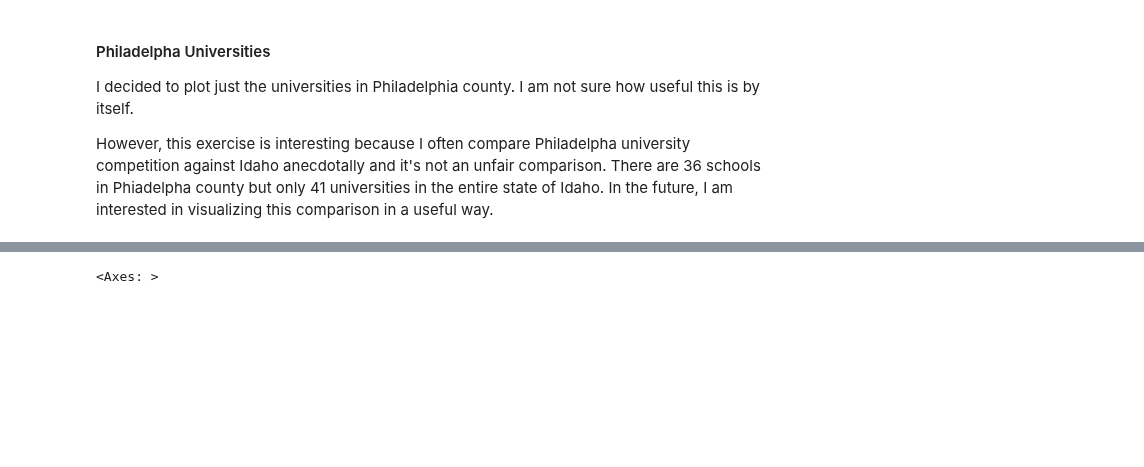
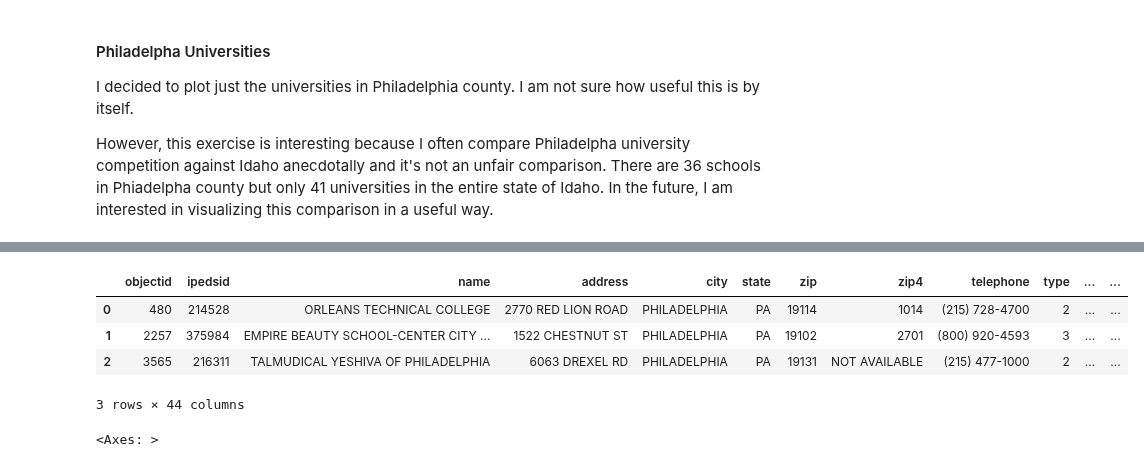
Before and after one commit to ewattudo/gis, a Jupyter notebook: PS0.ipynb, the cells around one changed output, grey strips where cells are left out. Saved outputs shown, nothing was run; the diff lists cells and outputs as text; code cells hidden in the pictures; blank space fills up the shorter version.

```diff
--- a/PS0.ipynb
+++ b/PS0.ipynb
@@ -128,3 +139,6 @@ Philly_Uni=gpd.read_file('https://public.opendatasoft.com/api/explore/v2.1/catal
 I decided to plot just the universities in Philadelphia county. I am not sure how useful this is by itself.
 
 However, this exercise is interesting because I often compare Philadelpha university competition against Idaho anecdotally and it's not an unfair comparison. There are 36 schools in Phiadelpha county but only 41 universities in the entire state of Idaho. In the future, I am interested in visualizing this comparison in a useful way.
+# %%
+Philly_Uni.head(3)
+# %% [output]
@@ -131,3 +146,8 @@ However, this exercise is interesting because I often compare Philadelpha univer
+|  | objectid | ipedsid | name | address | city | state | zip | zip4 | telephone | type | ... | ... |
+| 0 | 480 | 214528 | ORLEANS TECHNICAL COLLEGE | 2770 RED LION ROAD | PHILADELPHIA | PA | 19114 | 1014 | (215) 728-4700 | 2 | ... | ... |
+| 1 | 2257 | 375984 | EMPIRE BEAUTY SCHOOL-CENTER CITY ... | 1522 CHESTNUT ST | PHILADELPHIA | PA | 19102 | 2701 | (800) 920-4593 | 3 | ... | ... |
+| 2 | 3565 | 216311 | TALMUDICAL YESHIVA OF PHILADELPHIA | 6063 DREXEL RD | PHILADELPHIA | PA | 19131 | NOT AVAILABLE | (215) 477-1000 | 2 | ... | ... |
+3 rows × 44 columns
 # %%
 Philly_Uni.plot()
 # %% [output]
```
Also changed, not shown: parts of 6 cells of this notebook.
